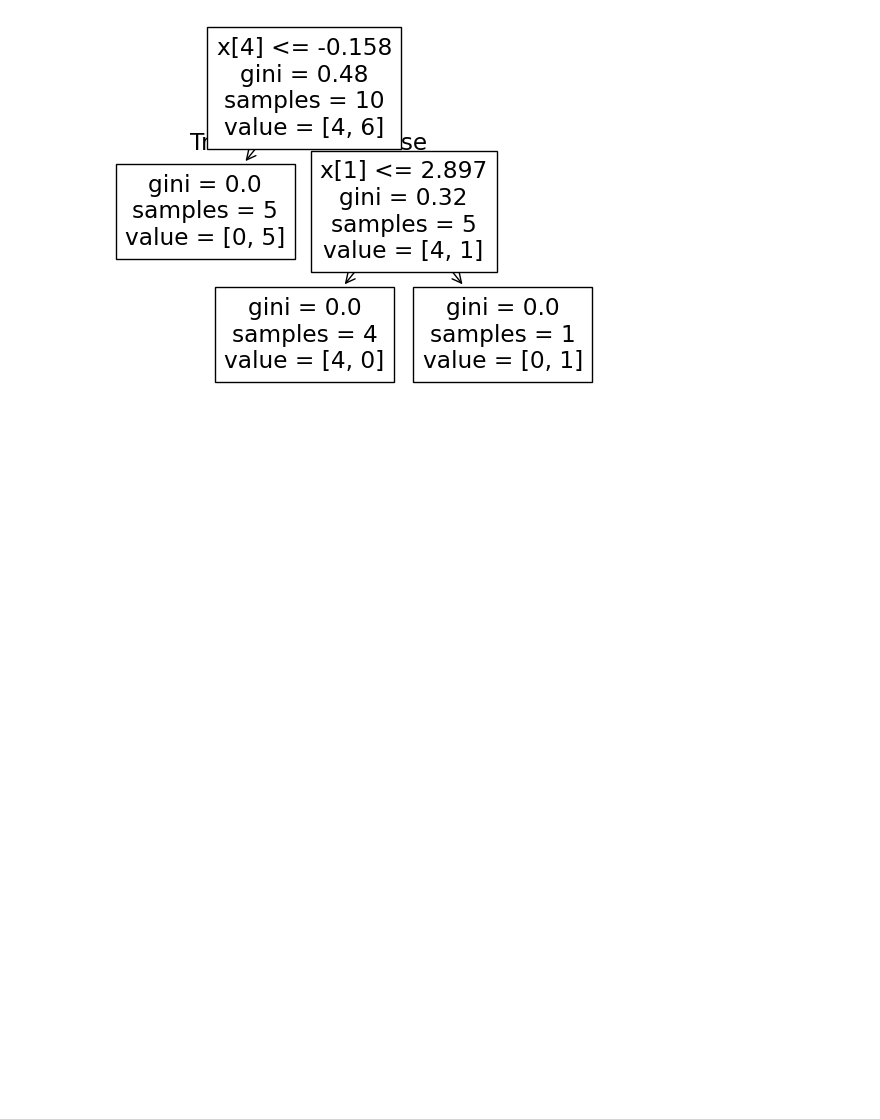
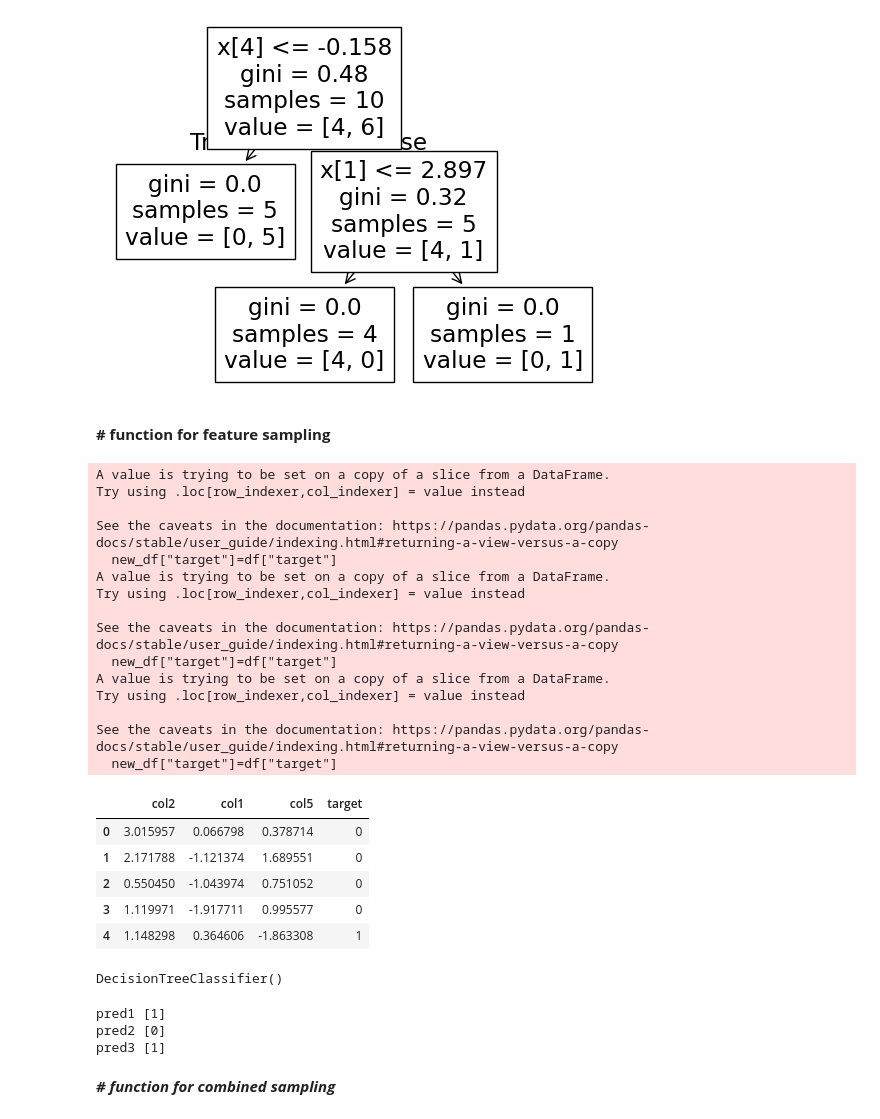
Before and after one commit to ajaykumar080286/MachineLearning, a Jupyter notebook: 48_rf_learning_tool.ipynb, the cells around one changed output. Drawn from its saved outputs; the diff is of its cells as text; code cells hidden in the pictures; blank space fills up the shorter version.

```diff
--- a/48_rf_learning_tool.ipynb
+++ b/48_rf_learning_tool.ipynb
@@ -81,3 +81,57 @@ plot_tree(dt3)
  Text(0.4, 0.16666666666666666, 'gini = 0.0\nsamples = 4\nvalue = [4, 0]'),
  Text(0.8, 0.16666666666666666, 'gini = 0.0\nsamples = 1\nvalue = [0, 1]')]
 [figure]
+# %% [markdown]
+**# function for feature sampling**
+# %%
+def col_sample(df,percent):
+  col=random.sample(df.columns.tolist()[:-1],int(df.shape[1]*percent))
+  new_df=df[col]
+  new_df["target"]=df["target"]
+  return new_df
+# %%
+df_1=col_sample(df,0.5)
+df_2=col_sample(df,0.5)
+df_3=col_sample(df,0.5)
+df_1.head()
+# %% [output]
+A value is trying to be set on a copy of a slice from a DataFrame.
+Try using .loc[row_indexer,col_indexer] = value instead
+
+See the caveats in the documentation: https://pandas.pydata.org/pandas-docs/stable/user_guide/indexing.html#returning-a-view-versus-a-copy
+  new_df["target"]=df["target"]
+A value is trying to be set on a copy of a slice from a DataFrame.
+Try using .loc[row_indexer,col_indexer] = value instead
+
+See the caveats in the documentation: https://pandas.pydata.org/pandas-docs/stable/user_guide/indexing.html#returning-a-view-versus-a-copy
+  new_df["target"]=df["target"]
+A value is trying to be set on a copy of a slice from a DataFrame.
+Try using .loc[row_indexer,col_indexer] = value instead
+
+See the caveats in the documentation: https://pandas.pydata.org/pandas-docs/stable/user_guide/indexing.html#returning-a-view-versus-a-copy
+  new_df["target"]=df["target"]
+|  | col2 | col1 | col5 | target |
+| 0 | 3.015957 | 0.066798 | 0.378714 | 0 |
+| 1 | 2.171788 | -1.121374 | 1.689551 | 0 |
+| 2 | 0.550450 | -1.043974 | 0.751052 | 0 |
+| 3 | 1.119971 | -1.917711 | 0.995577 | 0 |
+| 4 | 1.148298 | 0.364606 | -1.863308 | 1 |
+# %%
+dt_1=DecisionTreeClassifier()
+dt_2=DecisionTreeClassifier()
+dt_3=DecisionTreeClassifier()
+dt_1.fit(df_1.iloc[:,0:3],df_1.iloc[:,-1])
+dt_2.fit(df_2.iloc[:,0:3],df_2.iloc[:,-1])
+dt_3.fit(df_3.iloc[:,0:3],df_3.iloc[:,-1])
+# %% [output]
+DecisionTreeClassifier()
+# %%
+print("pred1",dt_1.predict(np.array([1.148298,0.364606,-1.863308]).reshape(1,3)))
+print("pred2",dt_2.predict(np.array([1.148298,0.364606,-1.863308]).reshape(1,3)))
+print("pred3",dt_3.predict(np.array([1.148298,0.364606,-1.863308]).reshape(1,3)))
+# %% [output]
+pred1 [1]
+pred2 [0]
+pred3 [1]
+# %% [markdown]
+***# function for combined sampling***
```
Also changed, not shown: parts of 4 cells of this notebook.
